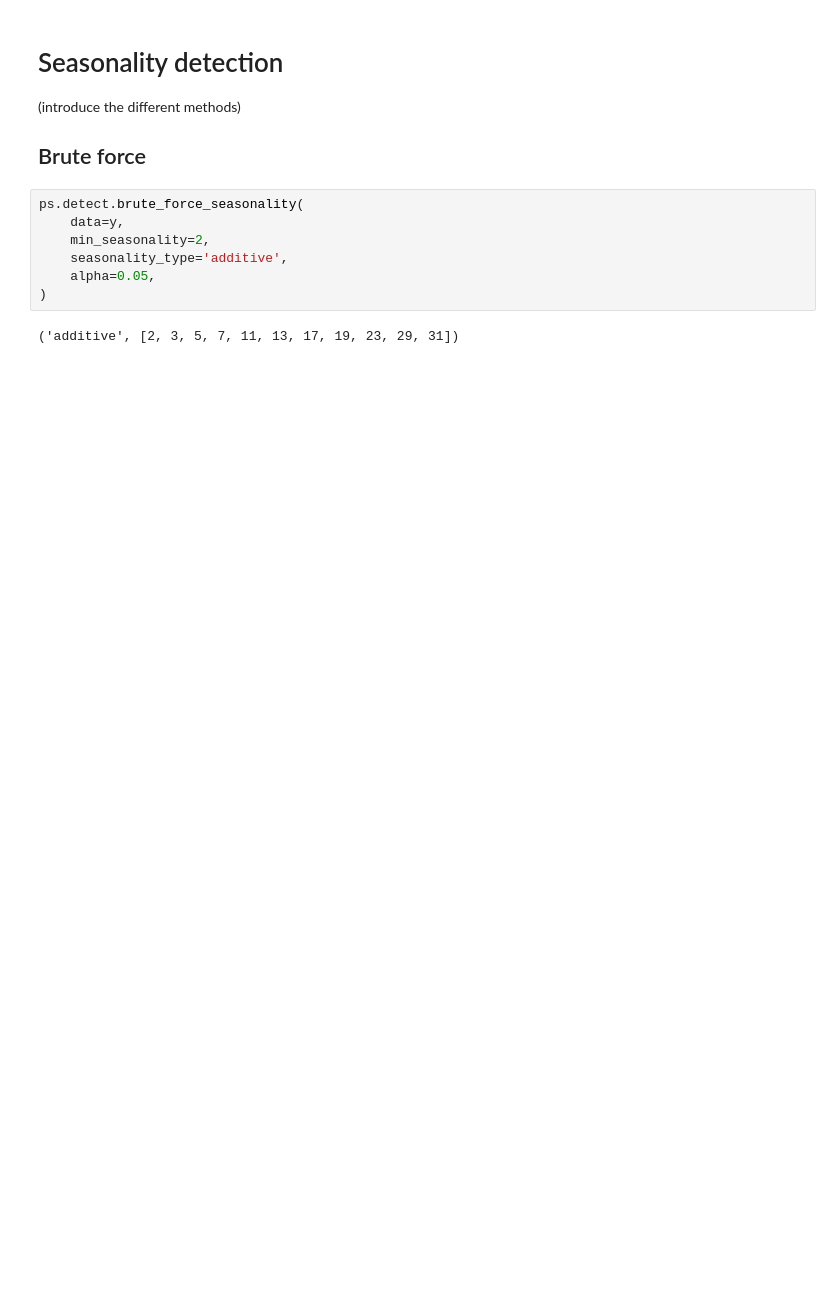
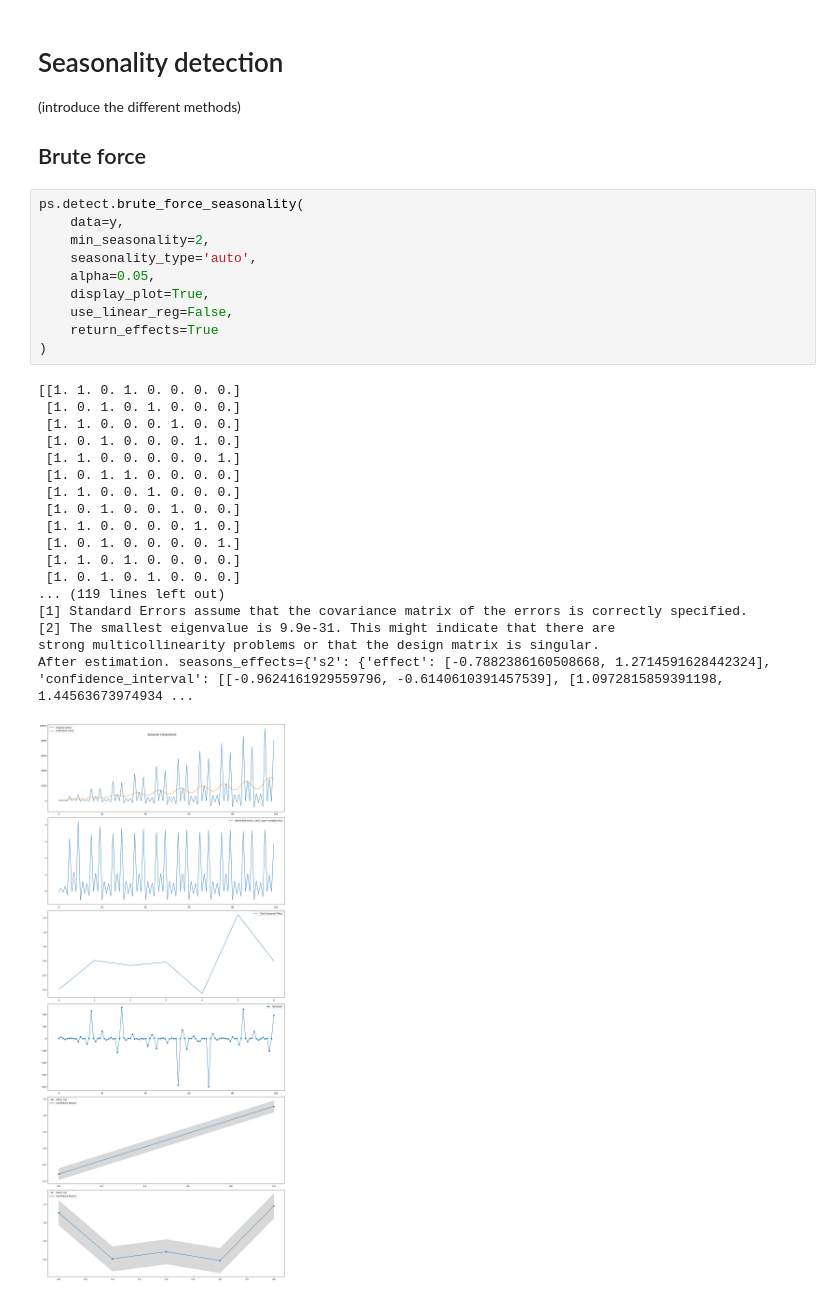
Before and after one commit to roy-stephen/seasons, a Jupyter notebook: seasons/examples/base_usage.ipynb, the cells around one changed output. Cells and saved outputs as stored; diff of their text form; blank space fills up the shorter version.

```diff
--- a/seasons/examples/base_usage.ipynb
+++ b/seasons/examples/base_usage.ipynb
@@ -33,9 +53,29 @@ plt.show()
 # %%
 ps.detect.brute_force_seasonality(
     data=y,
     min_seasonality=2,
-    seasonality_type='additive',
+    seasonality_type='auto',
     alpha=0.05,
+    display_plot=True,
+    use_linear_reg=False,
+    return_effects=True
 )
 # %% [output]
-('additive', [2, 3, 5, 7, 11, 13, 17, 19, 23, 29, 31])
+[[1. 1. 0. 1. 0. 0. 0. 0.]
+ [1. 0. 1. 0. 1. 0. 0. 0.]
+ [1. 1. 0. 0. 0. 1. 0. 0.]
+ [1. 0. 1. 0. 0. 0. 1. 0.]
+ [1. 1. 0. 0. 0. 0. 0. 1.]
+ [1. 0. 1. 1. 0. 0. 0. 0.]
+ [1. 1. 0. 0. 1. 0. 0. 0.]
+ [1. 0. 1. 0. 0. 1. 0. 0.]
+ [1. 1. 0. 0. 0. 0. 1. 0.]
+ [1. 0. 1. 0. 0. 0. 0. 1.]
+ [1. 1. 0. 1. 0. 0. 0. 0.]
+ [1. 0. 1. 0. 1. 0. 0. 0.]
+... (119 lines left out)
+[1] Standard Errors assume that the covariance matrix of the errors is correctly specified.
+[2] The smallest eigenvalue is 9.9e-31. This might indicate that there are
+strong multicollinearity problems or that the design matrix is singular.
+After estimation. seasons_effects={'s2': {'effect': [-0.7882386160508668, 1.2714591628442324], 'confidence_interval': [[-0.9624161929559796, -0.6140610391457539], [1.0972815859391198, 1.44563673974934 ...
+[figure, added]
```
Also changed, not shown: parts of 12 cells of this notebook, 9 other files.
